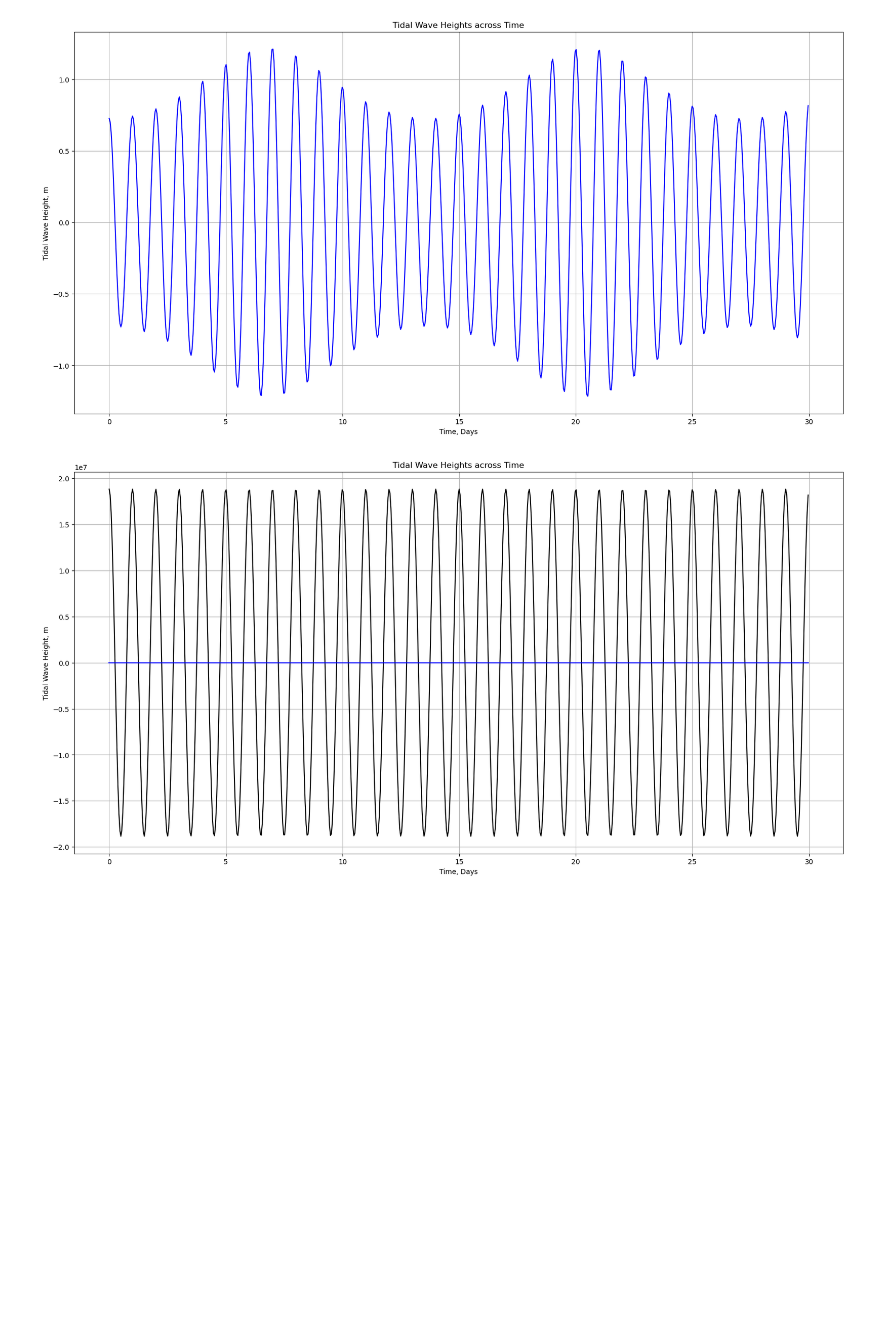
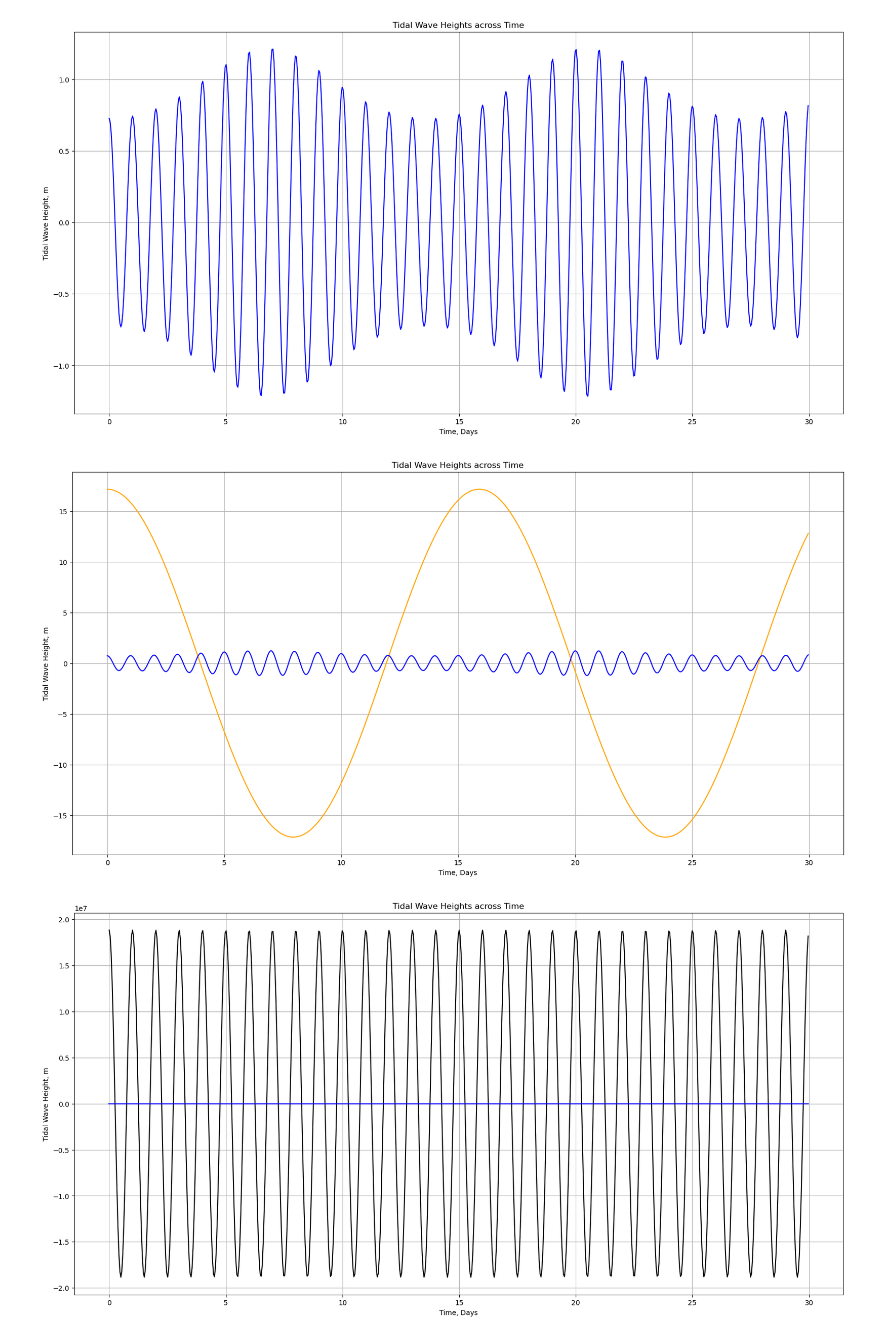
Before and after one commit to kombuchamushrooom/Astro98Project, a Jupyter notebook: final_project/final_project.ipynb, the cells around one changed output. Saved outputs shown, nothing was run; the diff lists cells and outputs as text; code cells hidden in the pictures; blank space fills up the shorter version.

Commit message:
Titan and Saturn System

```diff
--- a/final_project/final_project.ipynb
+++ b/final_project/final_project.ipynb
@@ -89,6 +89,33 @@ plt.grid()
 plt.show()
 # %% [output]
 [figure]
+# %%
+#Titan-Saturn System
+
+titan_mass = 1.35*(10**23) # kg
+titan_rotation = earth_rotation*15.9 # hours
+titan_radius = 2575 # km
+titan_angle = (0)*pi/180
+titan_g = (G*planet2_mass)/((planet2_radius*1000)**2) # m/s^2
+
+Saturn_mass = (5.683)*(10**26) # kg
+titan_Saturn_distance = 1200000 # km
+titan_orbit = titan_rotation #(((4*(pi**2)*(((planet2_star_distance)*1000)**2))/(G*(star2_mass+planet2_mass)))**1/2)/10 # days
+
+alloted_time = titan_orbit
+# %%
+titan_wave = ((3*G*Saturn_mass*((titan_radius*1000)**2))/(2*titan_g*((titan_Saturn_distance*1000)**3)))*np.cos((2*(pi)*t)/(titan_rotation))*np.cos(planet_angle)
+
+plt.figure(figsize=(20,10))
+plt.plot(t/earth_rotation, titan_wave, color="orange")
+plt.plot(t/earth_rotation, tidal_wave_height, color="blue")
+plt.xlabel("Time, Days")
+plt.ylabel("Tidal Wave Height, m")
+plt.title("Tidal Wave Heights across Time")
+plt.grid()
+plt.show()
+# %% [output]
+[figure, added]
 # %%
 #Gargantua-Miller's Planet System
 
```
Also changed, not shown: parts of 3 cells of this notebook.
